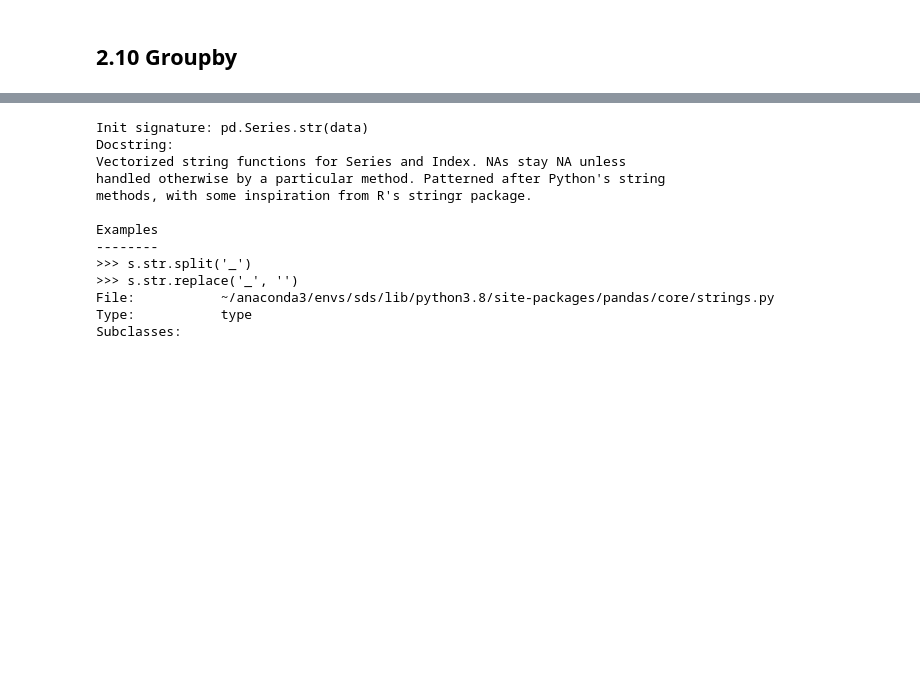
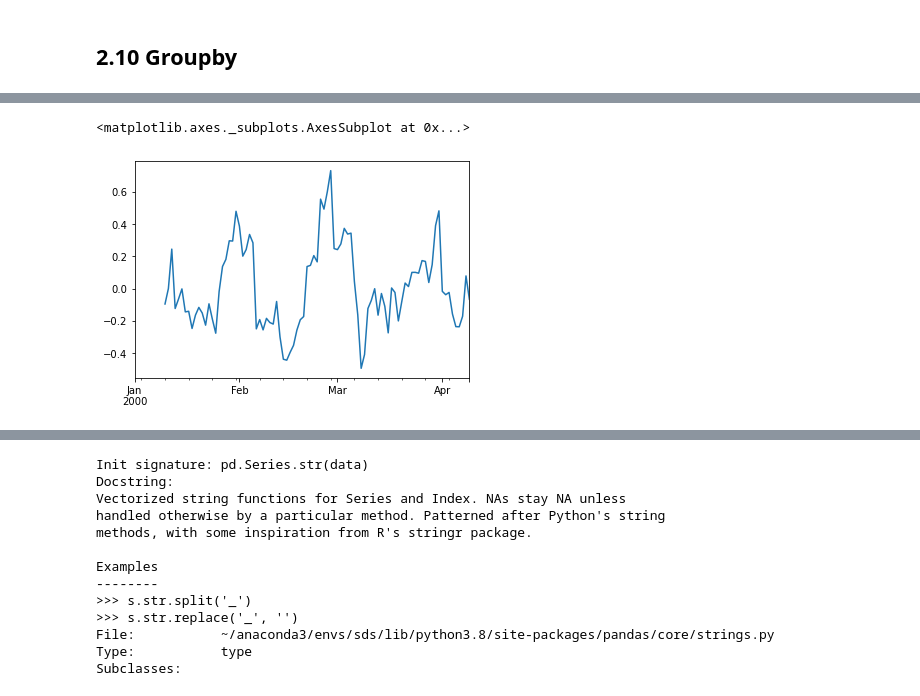
Before and after one commit to boyuan-li/BL-data-processing, a Jupyter notebook: Numpy and pandas.ipynb, the cells around one changed output, grey strips where cells are left out. Saved outputs shown, nothing was run; the diff lists cells and outputs as text; code cells hidden in the pictures; blank space fills up the shorter version.

```diff
--- a/Numpy and pandas.ipynb
+++ b/Numpy and pandas.ipynb
@@ -2229,0 +3307,5 @@ pd.melt(df, id_vars = ['key']).pivot(index = 'key', columns = 'variable', values
+# %%
+df['A'].rolling(window = 10).corr(df['B']).plot()
+# %% [output]
+<matplotlib.axes._subplots.AxesSubplot at 0x...>
+[figure, added]
```
Also changed, not shown: parts of 141 cells of this notebook.
